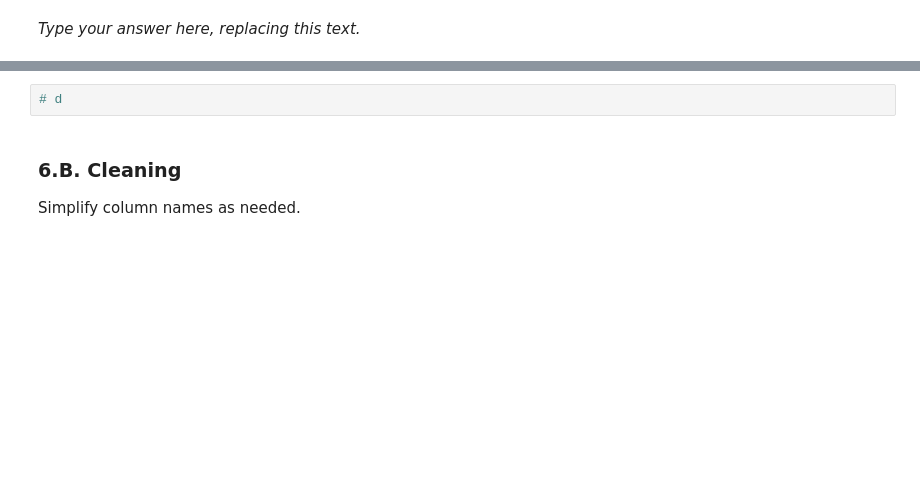
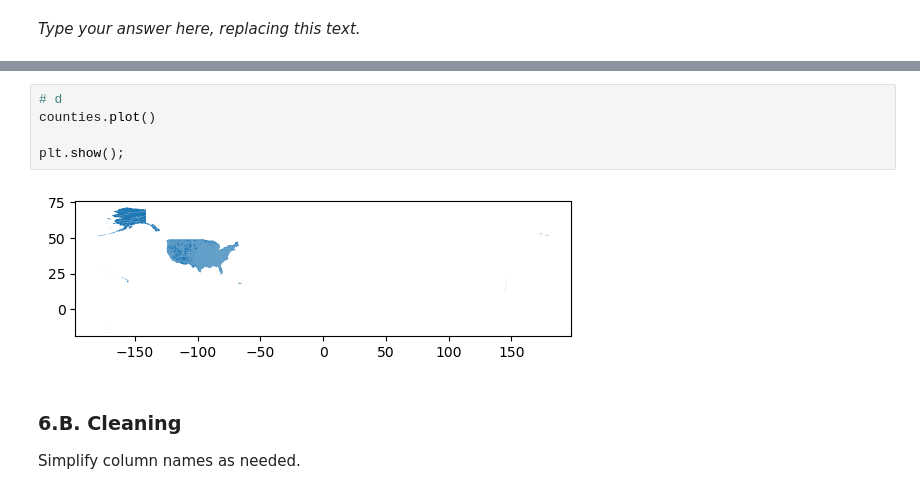
Before and after one commit to kloo49/eds220-hwk3-kloo, a Jupyter notebook: hwk3-task2-spills.ipynb, the cells around one changed output, grey strips where cells are left out. Cells and saved outputs as stored; diff of their text form; blank space fills up the shorter version.

```diff
--- a/hwk3-task2-spills.ipynb
+++ b/hwk3-task2-spills.ipynb
@@ -381,5 +424,10 @@ _Type your answer here, replacing this text._
 # %%
 # d
+counties.plot()
+
+plt.show();
+# %% [output]
+[figure, added]
 # %% [markdown]
 <!-- END QUESTION -->
 
```
Also changed, not shown: parts of 19 cells of this notebook.
